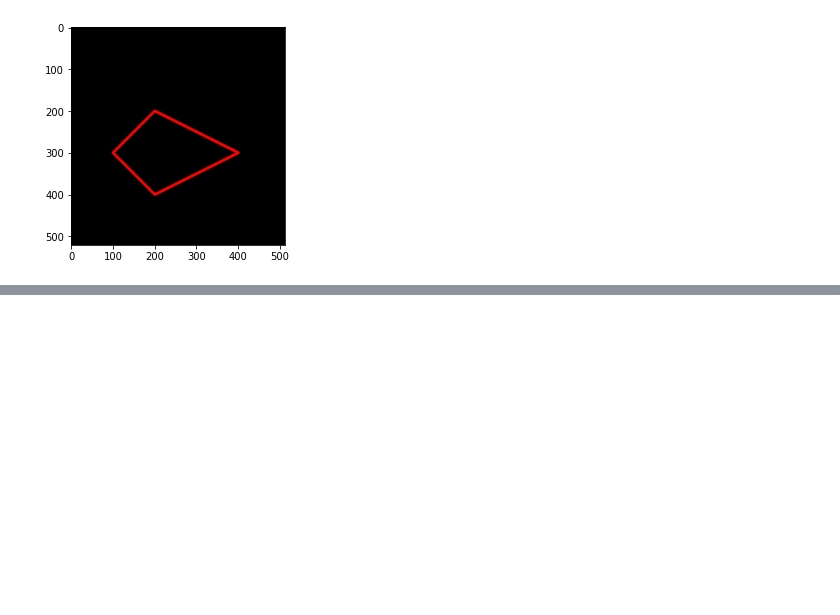
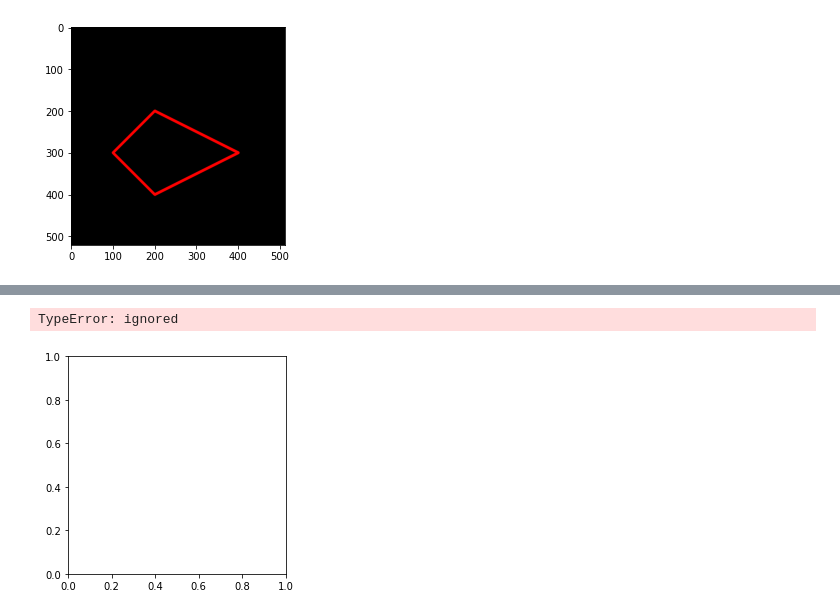
Before and after one commit to tsaniarisqi/PCVK_Matrikulasi_2022, a Jupyter notebook: modul2.ipynb, the cells around one changed output, grey strips where cells are left out. Saved outputs shown, nothing was run; the diff lists cells and outputs as text; code cells hidden in the pictures; blank space fills up the shorter version.

```diff
--- a/modul2.ipynb
+++ b/modul2.ipynb
@@ -126,0 +135,6 @@ plt.imshow(black_img2)
+# %%
+img7[10-100,10-100]=
+plt.imshow(img7)
+# %% [output]
+TypeError: ignored
+[figure, added]
```
Also changed, not shown: parts of 4 cells of this notebook.
